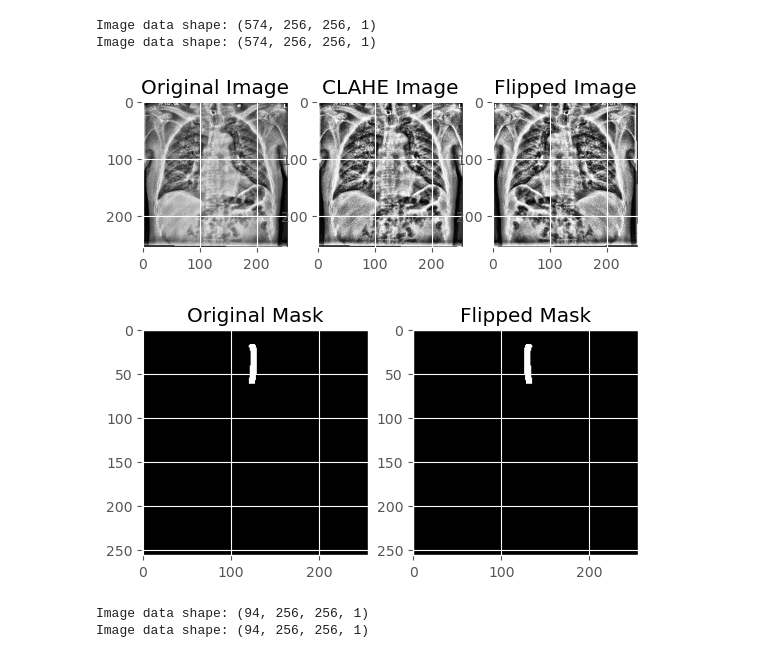
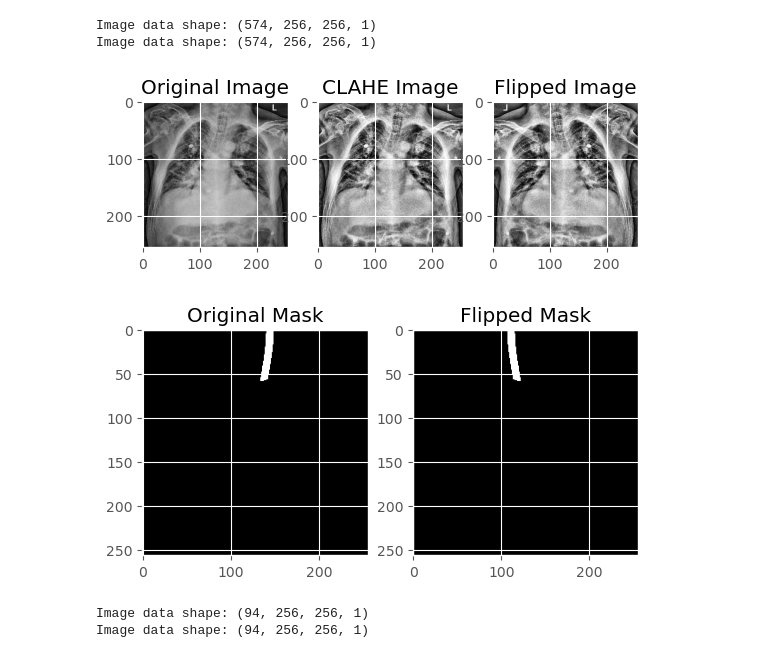
Before and after one commit to jing-ying-chen/hw2_M11123052, a Jupyter notebook: Project_2.ipynb, the cells around one changed output. Saved outputs shown, nothing was run; the diff lists cells and outputs as text; code cells hidden in the pictures.

```diff
--- a/Project_2.ipynb
+++ b/Project_2.ipynb
@@ -73,31 +81,31 @@ Image data shape: (574, 256, 256, 1)
 Image data shape: (574, 256, 256, 1)
 # %%
 # 顯示原始圖像、對比強化後和水平翻轉後的圖像(第一張為例)
-index = 0
+index = 93
 
 plt.subplot(1, 3, 1)
 plt.imshow(original_images[index].astype('uint8'))
 plt.title('Original Image')
 
 plt.subplot(1, 3, 2)
 plt.imshow(X_train[index].astype('uint8'), cmap='gray')
 plt.title('CLAHE Image')
 
 plt.subplot(1, 3, 3)
 plt.imshow(X_train[index+len(X_train_names)].astype('uint8'), cmap='gray')
 plt.title('Flipped Image')
 plt.show()
 
 # 顯示原始mask、水平翻轉後的mask(第一張為例)
 plt.subplot(1, 2, 1)
 plt.imshow(y_train[index].astype('uint8'), cmap='gray')
 plt.title('Original Mask')
 
 plt.subplot(1, 2, 2)
 plt.imshow(y_train[index+len(y_train_names)].astype('uint8'), cmap='gray')
 plt.title('Flipped Mask')
 plt.show()
 # %% [output]
-[figure, old version]
+[figure, new version]
-[figure, old version]
+[figure, new version]
 # %%
```
Also changed, not shown: parts of 16 cells of this notebook.
